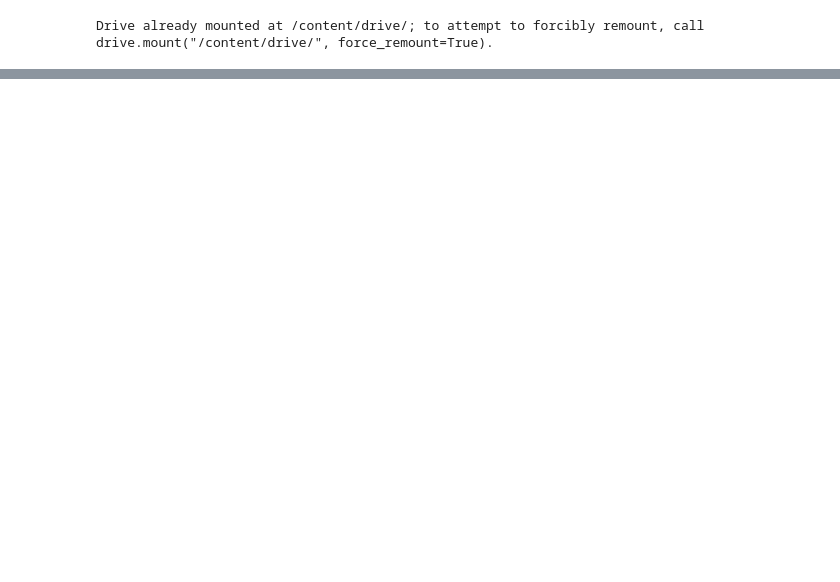
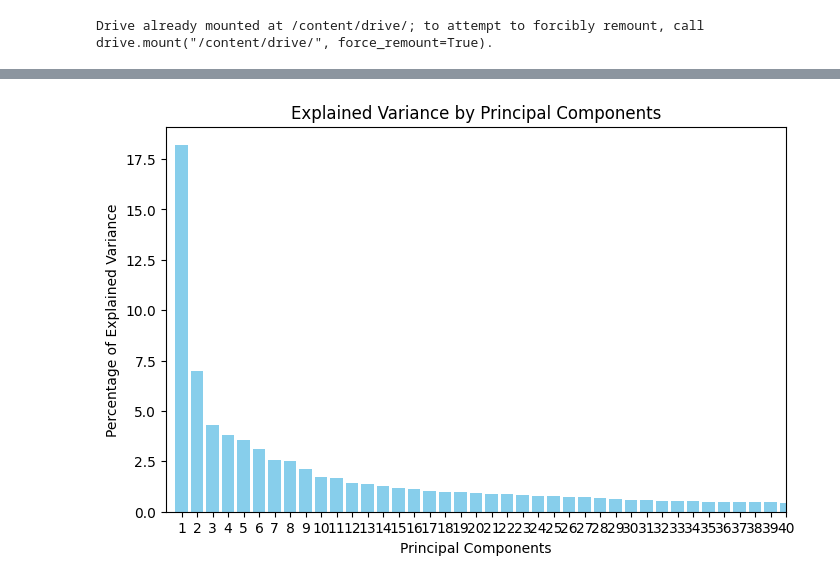
Before and after one commit to CloudD233/microbiome, a Jupyter notebook: msp.ipynb, the cells around one changed output, grey strips where cells are left out. Saved outputs shown, nothing was run; the diff lists cells and outputs as text; code cells hidden in the pictures; blank space fills up the shorter version.

```diff
--- a/msp.ipynb
+++ b/msp.ipynb
@@ -95,0 +88,12 @@ plt.show()
+# %%
+# Attempting to plot the explained variance by principal components again
+plt.figure(figsize=(8, 5))
+plt.bar(range(1, len(explained_variance) + 1), explained_variance * 100, color='skyblue')
+plt.xlabel('Principal Components')
+plt.ylabel('Percentage of Explained Variance')
+plt.title('Explained Variance by Principal Components')
+plt.xticks(range(1, len(explained_variance) + 1))
+plt.xlim(0,40)
+plt.show()
+# %% [output]
+[figure, added]
```
Also changed, not shown: parts of 10 cells of this notebook.
